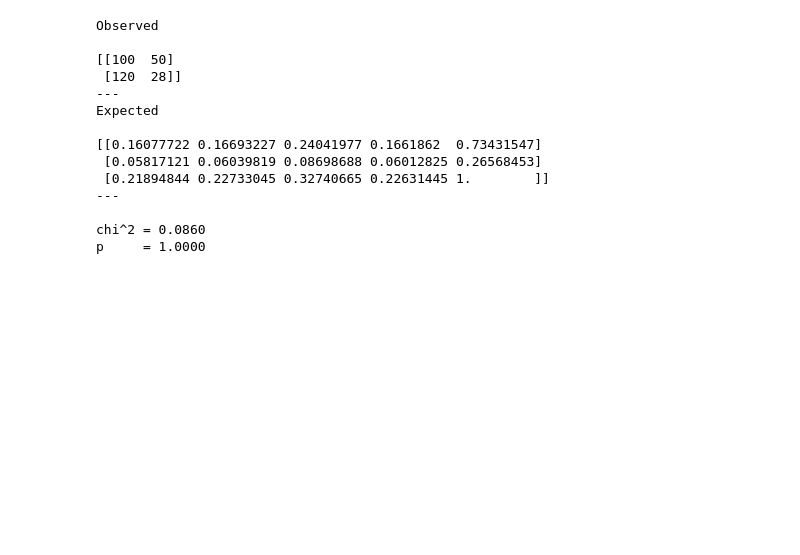
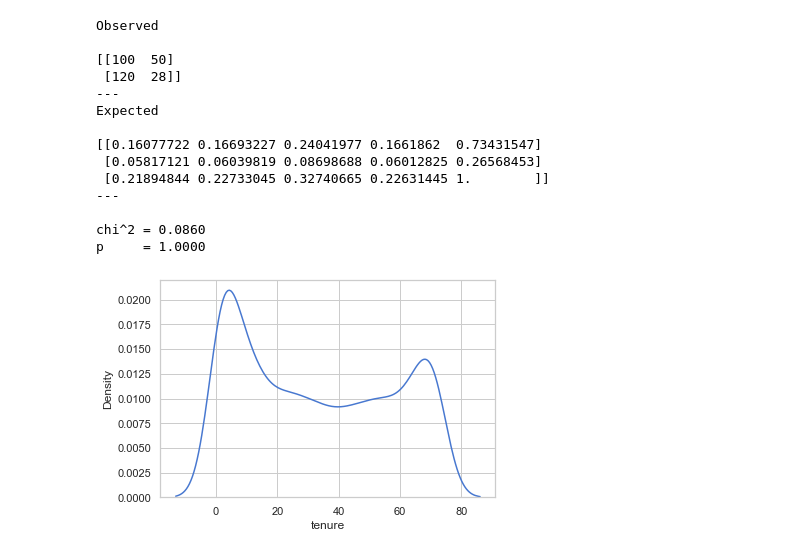
Before and after one commit to tim-keriazes/telco_project, a Jupyter notebook: telco_exploration.ipynb, the cells around one changed output. Drawn from its saved outputs; the diff is of its cells as text; code cells hidden in the pictures; blank space fills up the shorter version.

```diff
--- a/telco_exploration.ipynb
+++ b/telco_exploration.ipynb
@@ -557,3 +557,7 @@ Expected
 
 chi^2 = 0.0860
 p     = 1.0000
+# %%
+sns.distplot(train.tenure ,hist=False, bins=10);
+# %% [output]
+[figure, added]
```
Also changed, not shown: parts of 5 cells of this notebook, 1 other file.
